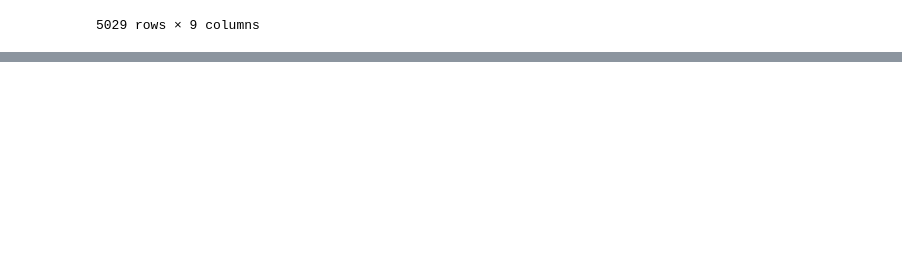
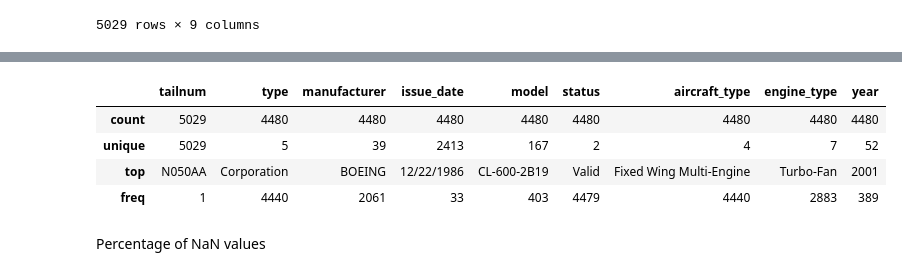
Before and after one commit to EsosaOrumwese/ALX-T-Nanodegree, a Jupyter notebook: Data Analytics/Projects/Airline On-Time Performance Data/wrangle_act.ipynb, the cells around one changed output, grey strips where cells are left out. Cells and saved outputs as stored; diff of their text form; code cells hidden in the pictures; blank space fills up the shorter version.

```diff
--- a/Data Analytics/Projects/Airline On-Time Performance Data/wrangle_act.ipynb
+++ b/Data Analytics/Projects/Airline On-Time Performance Data/wrangle_act.ipynb
@@ -472,0 +406,10 @@ plane_data.sample(15)
+# %%
+plane_data.describe()
+# %% [output]
+|  | tailnum | type | manufacturer | issue_date | model | status | aircraft_type | engine_type | year |
+| count | 5029 | 4480 | 4480 | 4480 | 4480 | 4480 | 4480 | 4480 | 4480 |
+| unique | 5029 | 5 | 39 | 2413 | 167 | 2 | 4 | 7 | 52 |
+| top | N050AA | Corporation | BOEING | 12/22/1986 | CL-600-2B19 | Valid | Fixed Wing Multi-Engine | Turbo-Fan | 2001 |
+| freq | 1 | 4440 | 2061 | 33 | 403 | 4479 | 4440 | 2883 | 389 |
+# %% [markdown]
+Percentage of NaN values
```
Also changed, not shown: parts of 41 cells of this notebook, 2 other files.
